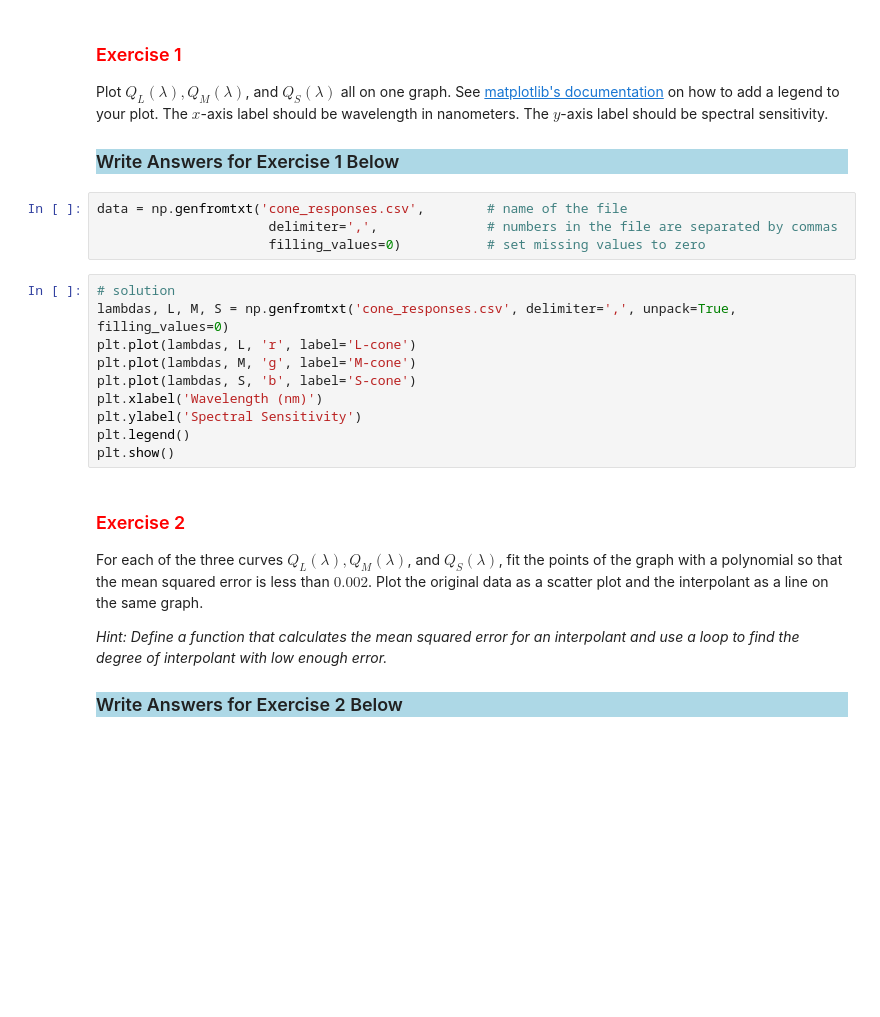
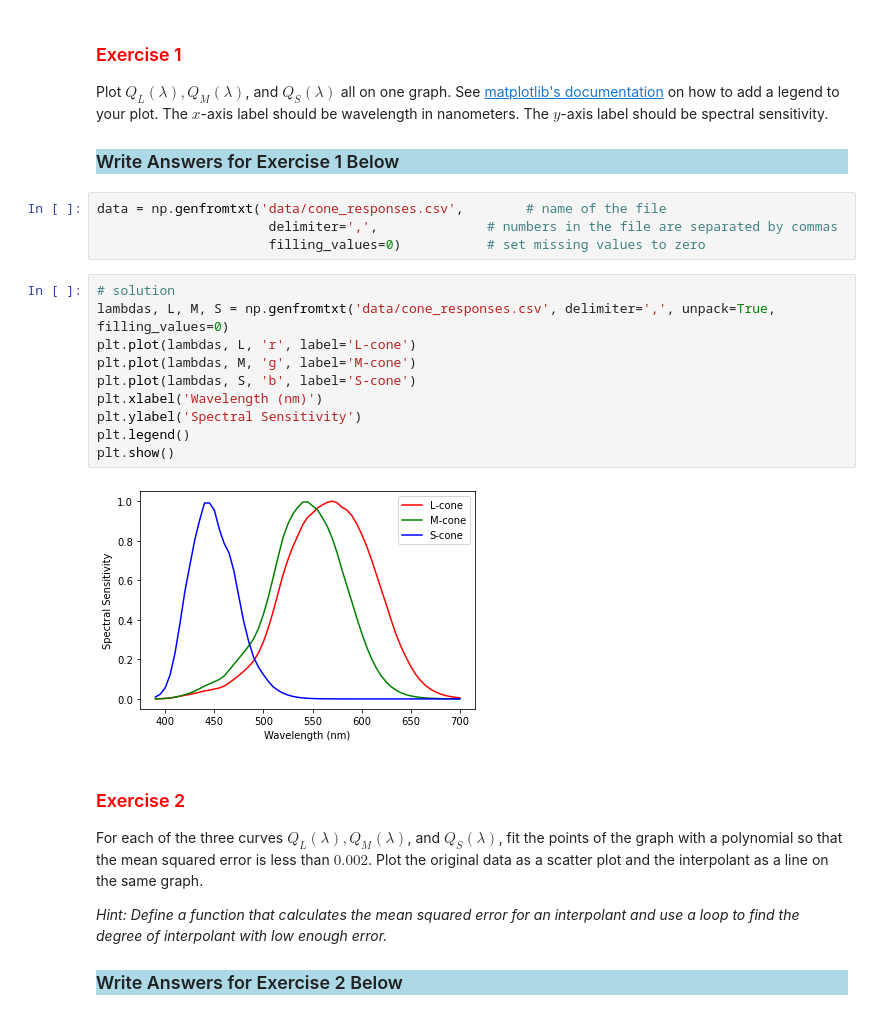
Before and after one commit to TheDataScienceLabs/DataLab_Multivariate_Calculus, a Jupyter notebook: Color_Labs/lab02.ipynb, the cells around one changed output. Drawn from its saved outputs; the diff is of its cells as text; blank space fills up the shorter version.

```diff
--- a/Color_Labs/lab02.ipynb
+++ b/Color_Labs/lab02.ipynb
@@ -65,19 +65,21 @@ Plot $Q_L(\lambda),Q_M(\lambda)$, and $Q_S(\lambda)$ all on one graph. See [matp
 
 <h3 style="background-color:lightblue"> Write Answers for Exercise 1 Below </h3>
 # %%
-data = np.genfromtxt('cone_responses.csv',        # name of the file
+data = np.genfromtxt('data/cone_responses.csv',        # name of the file
                       delimiter=',',              # numbers in the file are separated by commas
                       filling_values=0)           # set missing values to zero
 # %%
 # solution
-lambdas, L, M, S = np.genfromtxt('cone_responses.csv', delimiter=',', unpack=True, filling_values=0)
+lambdas, L, M, S = np.genfromtxt('data/cone_responses.csv', delimiter=',', unpack=True, filling_values=0)
 plt.plot(lambdas, L, 'r', label='L-cone')
 plt.plot(lambdas, M, 'g', label='M-cone')
 plt.plot(lambdas, S, 'b', label='S-cone')
 plt.xlabel('Wavelength (nm)')
 plt.ylabel('Spectral Sensitivity')
 plt.legend()
 plt.show()
+# %% [output]
+[figure, added]
 # %% [markdown]
 ### <span style="color:red"> Exercise 2 </span>
 
```
Also changed, not shown: parts of 2 cells of this notebook, 15 other files.
